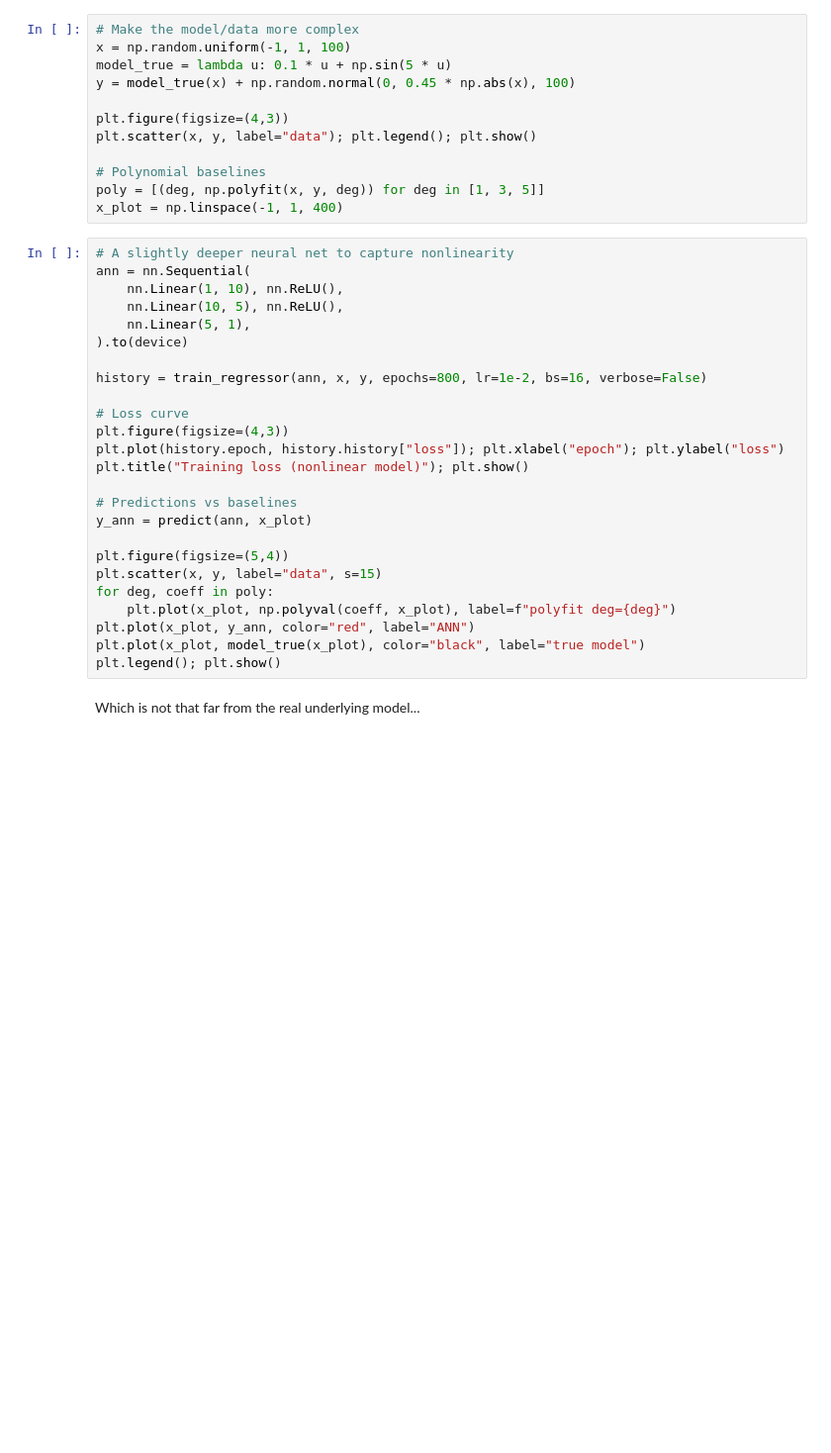
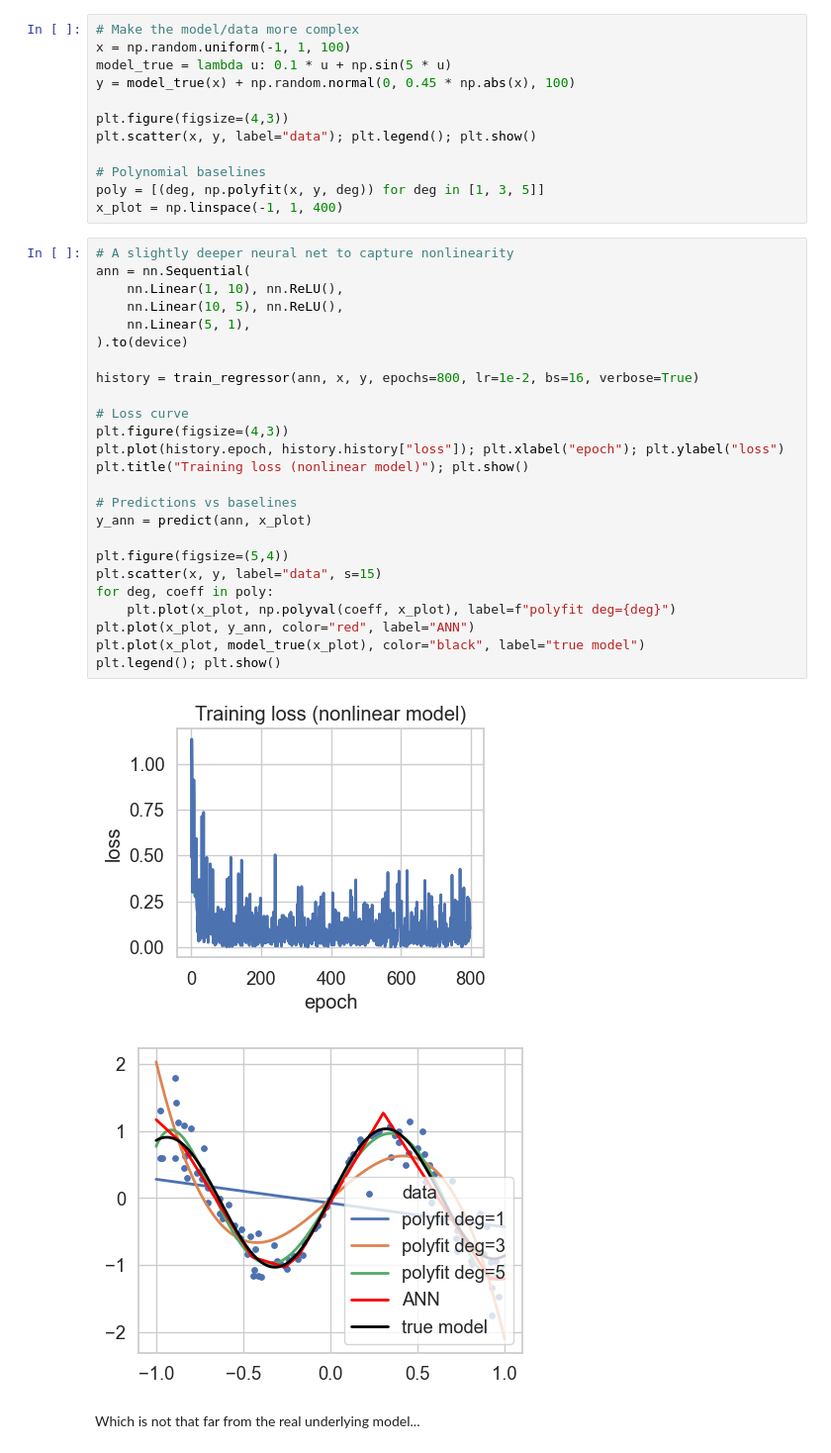
Before and after one commit to mhuertascompany/euclid-school-2025, a Jupyter notebook: Y1/notebooks/hello_ANN.ipynb, the cells around one changed output. Shown at 99% size. Saved outputs shown, nothing was run; the diff lists cells and outputs as text; blank space fills up the shorter version.

```diff
--- a/Y1/notebooks/hello_ANN.ipynb
+++ b/Y1/notebooks/hello_ANN.ipynb
@@ -260,28 +320,31 @@ x_plot = np.linspace(-1, 1, 400)
 # %%
 # A slightly deeper neural net to capture nonlinearity
 ann = nn.Sequential(
     nn.Linear(1, 10), nn.ReLU(),
     nn.Linear(10, 5), nn.ReLU(),
     nn.Linear(5, 1),
 ).to(device)
 
-history = train_regressor(ann, x, y, epochs=800, lr=1e-2, bs=16, verbose=False)
+history = train_regressor(ann, x, y, epochs=800, lr=1e-2, bs=16, verbose=True)
 
 # Loss curve
 plt.figure(figsize=(4,3))
 plt.plot(history.epoch, history.history["loss"]); plt.xlabel("epoch"); plt.ylabel("loss")
 plt.title("Training loss (nonlinear model)"); plt.show()
 
 # Predictions vs baselines
 y_ann = predict(ann, x_plot)
 
 plt.figure(figsize=(5,4))
 plt.scatter(x, y, label="data", s=15)
 for deg, coeff in poly:
     plt.plot(x_plot, np.polyval(coeff, x_plot), label=f"polyfit deg={deg}")
 plt.plot(x_plot, y_ann, color="red", label="ANN")
 plt.plot(x_plot, model_true(x_plot), color="black", label="true model")
 plt.legend(); plt.show()
+# %% [output]
+[figure, added]
+[figure, added]
 # %% [markdown]
 Which is not that far from the real underlying model...
 # %% [markdown]
```
Also changed, not shown: parts of 22 cells of this notebook, 6 other files.
